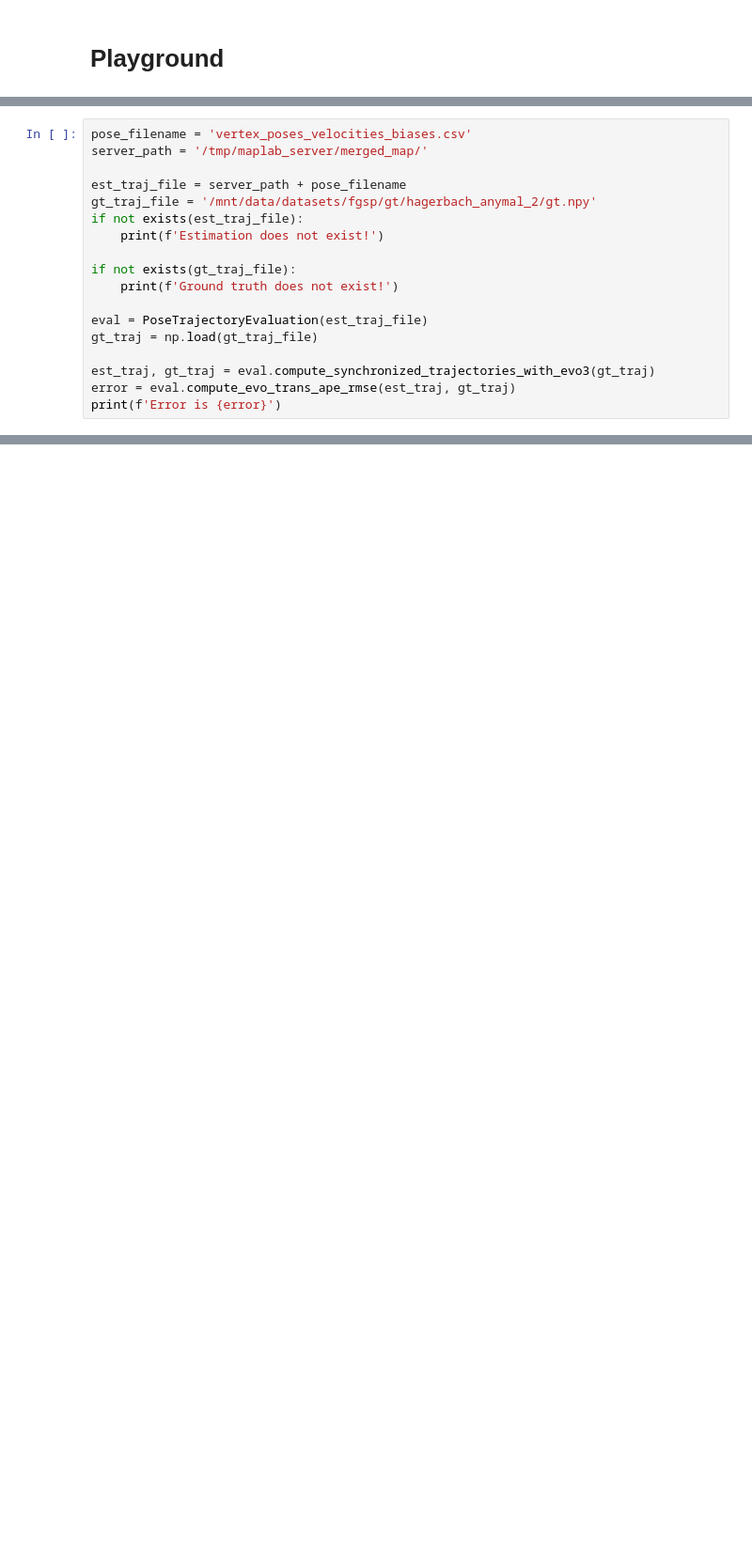
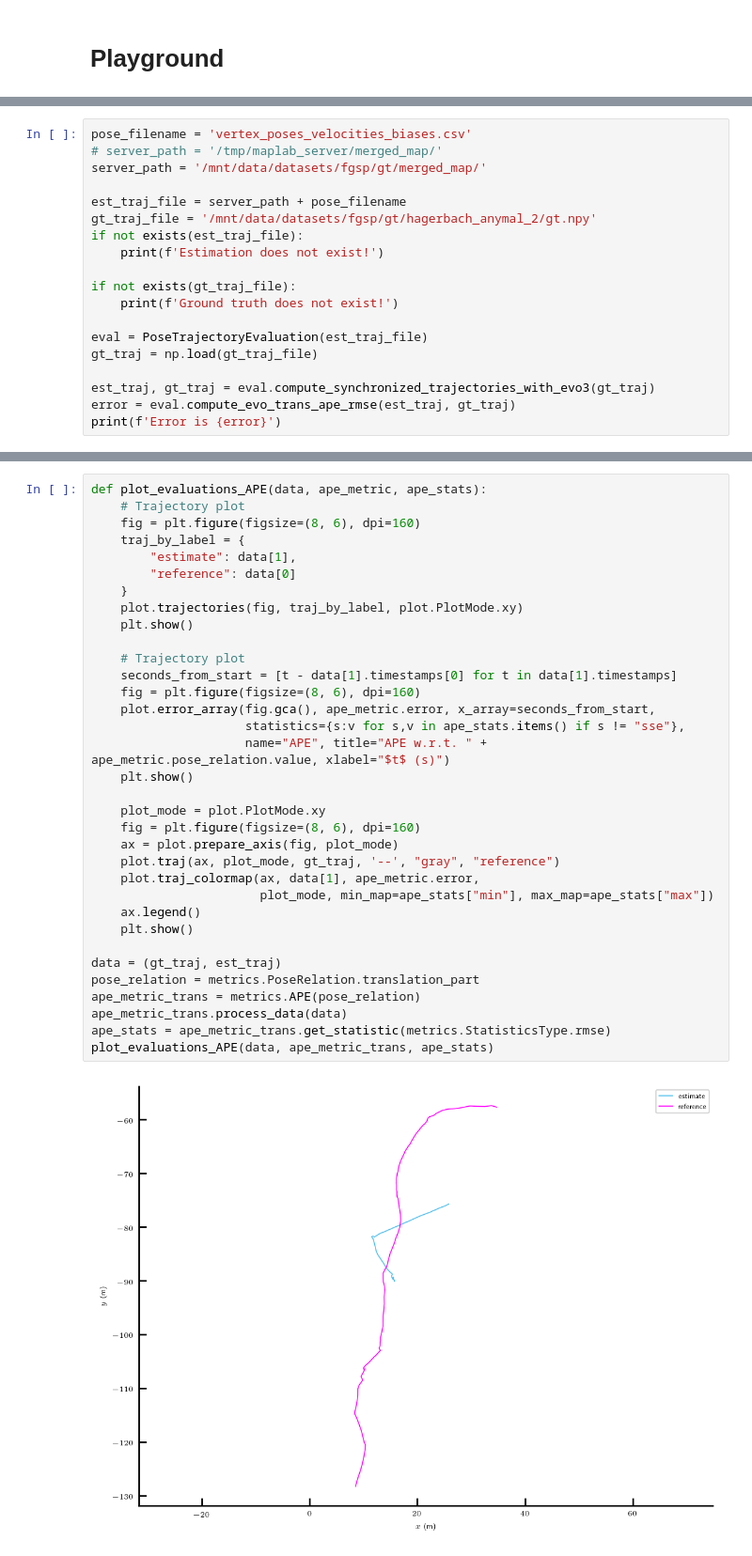
Before and after one commit to ethz-asl/maplab_tools, a Jupyter notebook: maplab_profiles/bin/playground.ipynb, the cells around one changed output, grey strips where cells are left out. Shown at 94% size. Saved outputs shown, nothing was run; the diff lists cells and outputs as text; blank space fills up the shorter version.

```diff
--- a/maplab_profiles/bin/playground.ipynb
+++ b/maplab_profiles/bin/playground.ipynb
@@ -24,6 +26,7 @@ from pose_trajectory_evaluation import PoseTrajectoryEvaluation
 # %%
 pose_filename = 'vertex_poses_velocities_biases.csv'
-server_path = '/tmp/maplab_server/merged_map/'
+# server_path = '/tmp/maplab_server/merged_map/'
+server_path = '/mnt/data/datasets/fgsp/gt/merged_map/'
 
 est_traj_file = server_path + pose_filename
 gt_traj_file = '/mnt/data/datasets/fgsp/gt/hagerbach_anymal_2/gt.npy'
@@ -71,0 +53,36 @@ array([[ 1.62747597e+18,  7.03271809e+01, -6.66116417e+01,
+# %%
+def plot_evaluations_APE(data, ape_metric, ape_stats):
+    # Trajectory plot
+    fig = plt.figure(figsize=(8, 6), dpi=160)
+    traj_by_label = {
+        "estimate": data[1],
+        "reference": data[0]
+    }
+    plot.trajectories(fig, traj_by_label, plot.PlotMode.xy)
+    plt.show()
+
+    # Trajectory plot
+    seconds_from_start = [t - data[1].timestamps[0] for t in data[1].timestamps]
+    fig = plt.figure(figsize=(8, 6), dpi=160)
+    plot.error_array(fig.gca(), ape_metric.error, x_array=seconds_from_start,
+                     statistics={s:v for s,v in ape_stats.items() if s != "sse"},
+                     name="APE", title="APE w.r.t. " + ape_metric.pose_relation.value, xlabel="$t$ (s)")
+    plt.show()
+
+    plot_mode = plot.PlotMode.xy
+    fig = plt.figure(figsize=(8, 6), dpi=160)
+    ax = plot.prepare_axis(fig, plot_mode)
+    plot.traj(ax, plot_mode, gt_traj, '--', "gray", "reference")
+    plot.traj_colormap(ax, data[1], ape_metric.error,
+                       plot_mode, min_map=ape_stats["min"], max_map=ape_stats["max"])
+    ax.legend()
+    plt.show()
+
+data = (gt_traj, est_traj)
+pose_relation = metrics.PoseRelation.translation_part
+ape_metric_trans = metrics.APE(pose_relation)
+ape_metric_trans.process_data(data)
+ape_stats = ape_metric_trans.get_statistic(metrics.StatisticsType.rmse)
+plot_evaluations_APE(data, ape_metric_trans, ape_stats)
+# %% [output]
+[figure, added]
```
Also changed, not shown: parts of 5 cells of this notebook.
